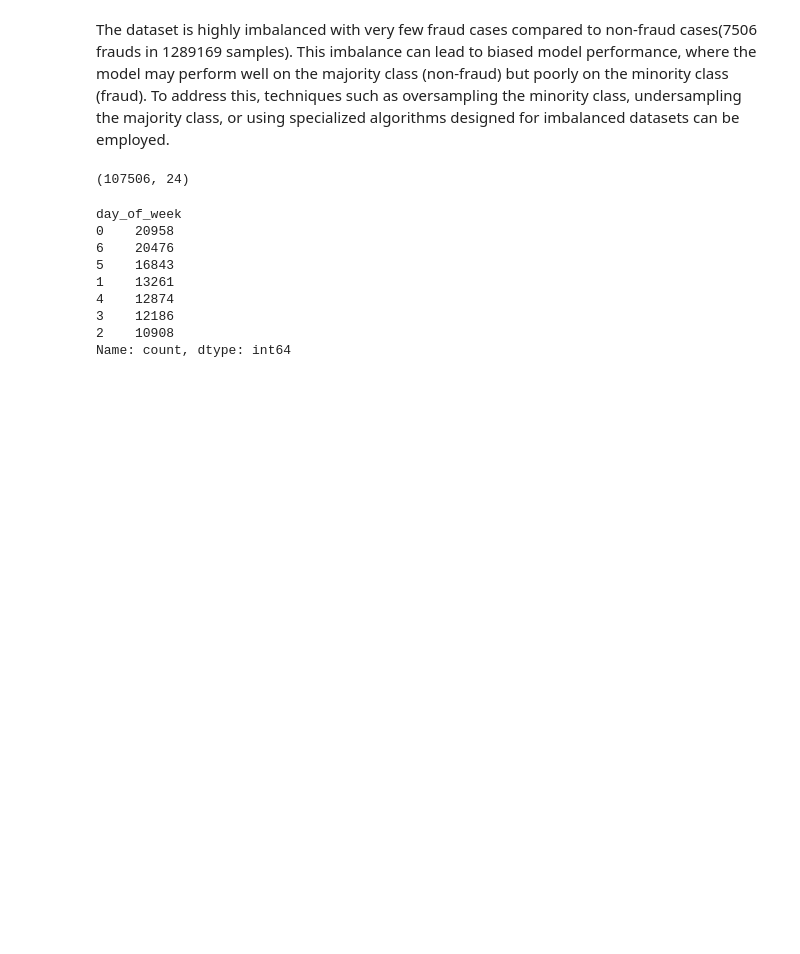
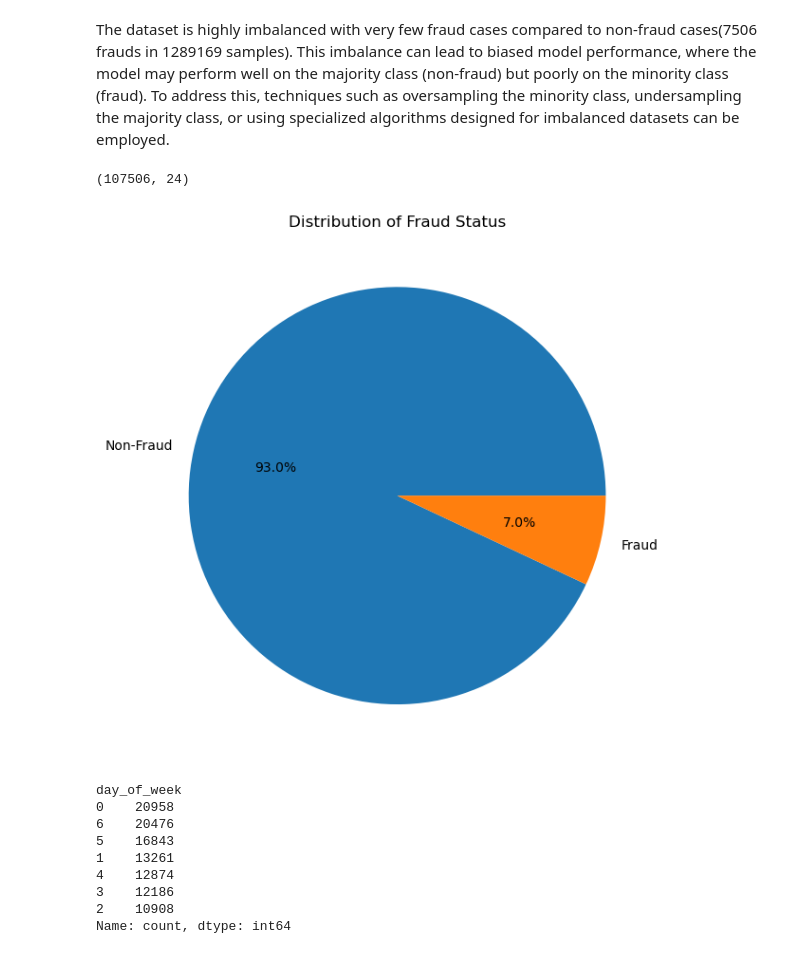
Before and after one commit to sumanbhattarai58/Internship, a Jupyter notebook: CreditCard_Fraud_Detection.ipynb, the cells around one changed output. Drawn from its saved outputs; the diff is of its cells as text; code cells hidden in the pictures; blank space fills up the shorter version.

```diff
--- a/CreditCard_Fraud_Detection.ipynb
+++ b/CreditCard_Fraud_Detection.ipynb
@@ -115,6 +135,19 @@ data = data.sample(frac=1, random_state=42).reset_index(drop=True)
 print(data.shape)
 # %% [output]
 (107506, 24)
+# %%
+#create a piechart to show fraud and non fraud cases
+# Create a figure with two subplots
+fig, axs = plt.subplots(figsize=(16, 6))
+# Plot pie chart for is_fraud
+fraud_counts = data['is_fraud'].value_counts()
+axs.pie(fraud_counts.values, labels=['Non-Fraud', 'Fraud'], autopct='%1.1f%%')
+axs.set_title('Distribution of Fraud Status')
+# Layout so plots do not overlap
+plt.tight_layout()
+plt.show()
+# %% [output]
+[figure, added]
 # %%
 from datetime import datetime
 
```
Also changed, not shown: parts of 16 cells of this notebook.
